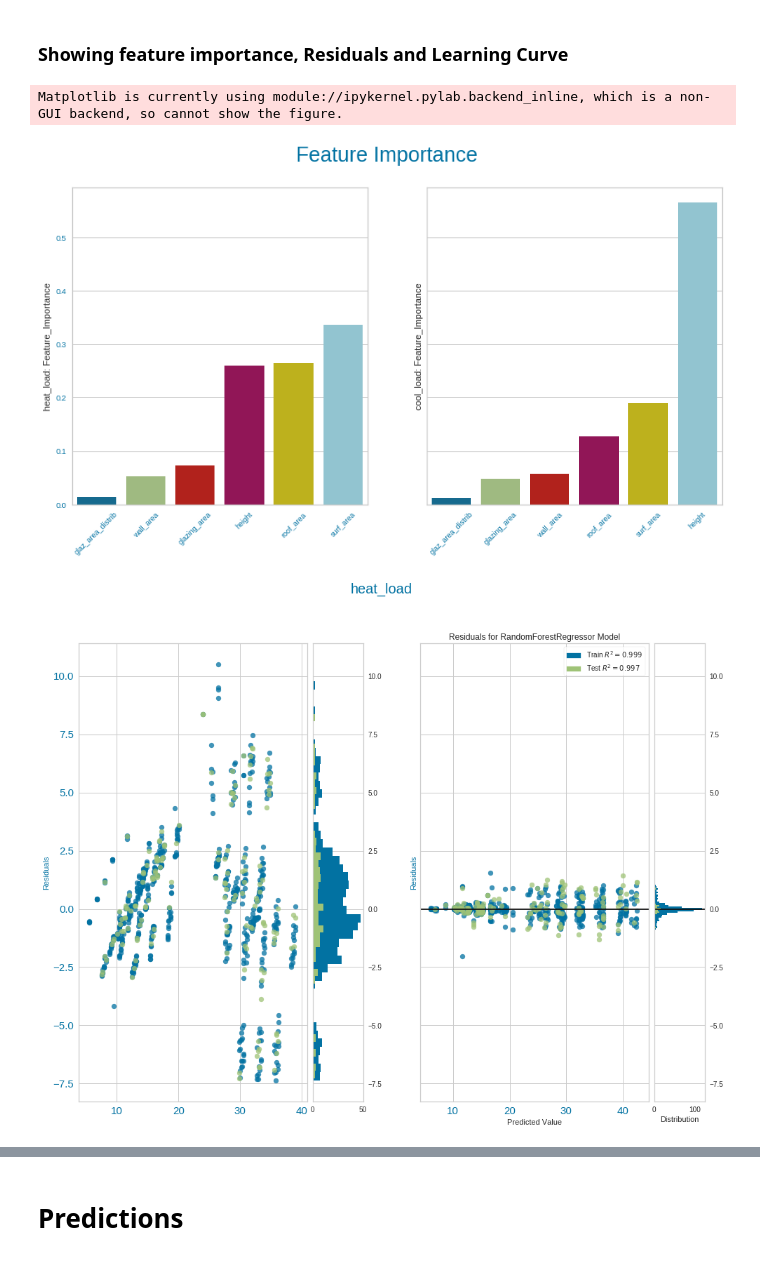
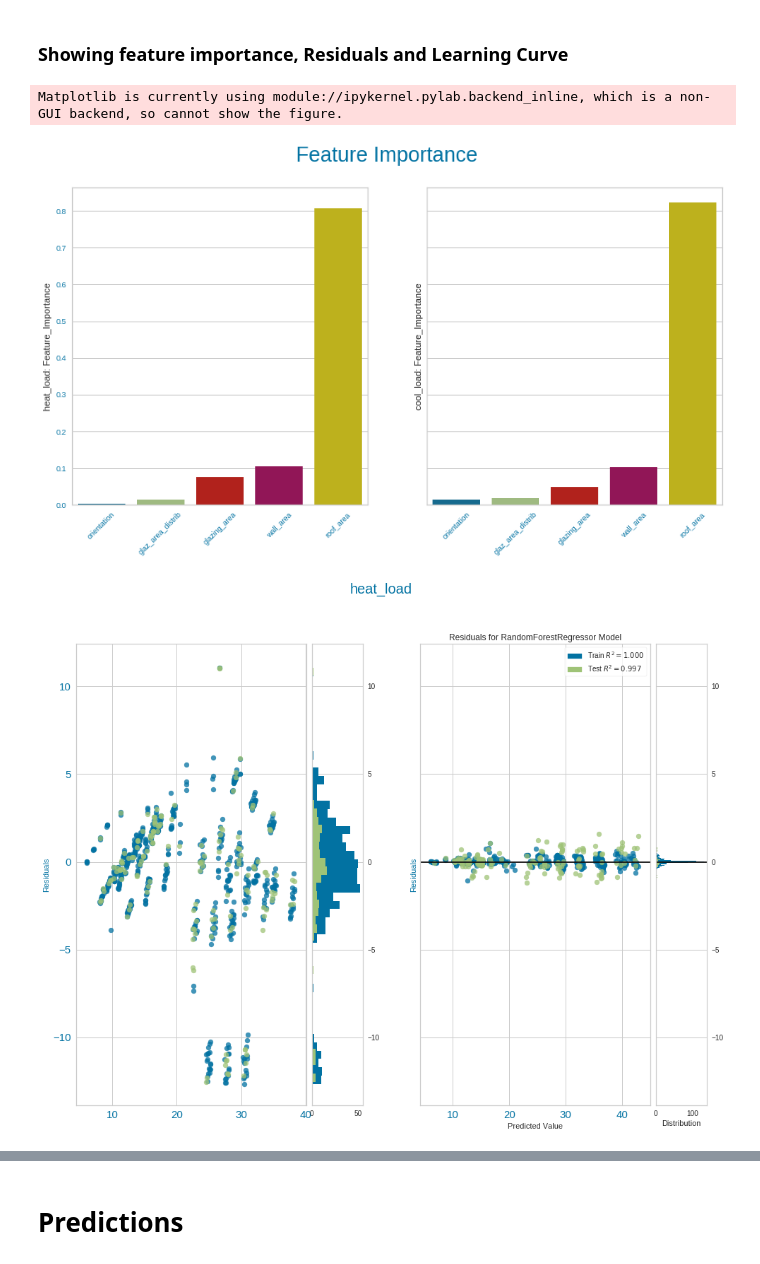
Before and after one commit to jesperjoachim/MLDA, a Jupyter notebook: MLDA/jupyter_ML/Energy2.ipynb, the cells around one changed output, grey strips where cells are left out. Saved outputs shown, nothing was run; the diff lists cells and outputs as text; code cells hidden in the pictures.

```diff
--- a/MLDA/jupyter_ML/Energy2.ipynb
+++ b/MLDA/jupyter_ML/Energy2.ipynb
@@ -136,11 +230,11 @@ ML_dictEN1=load_object('ML_dictEN1.sav')
 # %% [markdown]
 ### Showing feature importance, Residuals and Learning Curve
 # %%
-ML_dictEN1=load_object('ML_dictEN1.sav')
-showFeatureImportanceForModels(ML_dict=ML_dictEN1)
-showResidualsForModels(ML_dict=ML_dictEN1)
-showLearningCurveForModels(ML_dict=ML_dictEN1)
+ML_dictEN2=load_object('ML_dictEN2.sav')
+showFeatureImportanceForModels(ML_dict=ML_dictEN2)
+showResidualsForModels(ML_dict=ML_dictEN2)
+showLearningCurveForModels(ML_dict=ML_dictEN2)
 # %% [output]
 Matplotlib is currently using module://ipykernel.pylab.backend_inline, which is a non-GUI backend, so cannot show the figure.
-[figure, old version]
+[figure, new version]
-[figure, old version]
+[figure, new version]
```
Also changed, not shown: parts of 13 cells of this notebook, 5 other files.
